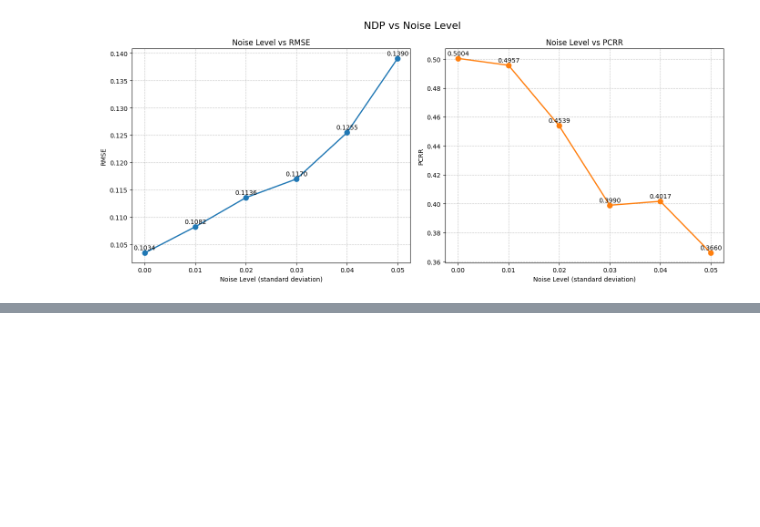
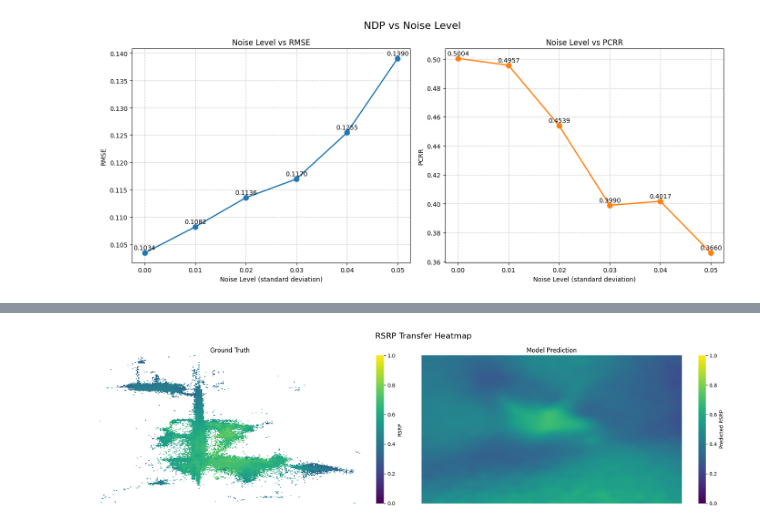
Before and after one commit to Rvosuke/WIPM, a Jupyter notebook: notebooks/radiomap.ipynb, the cells around one changed output, grey strips where cells are left out. Cells and saved outputs as stored; diff of their text form; code cells hidden in the pictures; blank space fills up the shorter version.

Commit message:
Update configurations and notebooks

```diff
--- a/notebooks/radiomap.ipynb
+++ b/notebooks/radiomap.ipynb
@@ -301,3 +265,5 @@ plt.tight_layout()
 plt.show()
 # %% [output]
 [figure]
+# %%
+cfg = yaml.safe_load(open("configs/transfer.yaml"))
@@ -303,0 +298,51 @@ plt.show()
+# %%
+from src.radiomap.visualize_rsrp import interpolate_grid, apply_smoothing
+
+
+df = pd.read_csv(cfg["csv"])
+batch_size = 2048
+pivot_true = df.pivot_table(index="Y", columns="X", values="RSRP")
+x_cols = [c for c in df.columns if c.upper() != "RSRP"]
+
+grid_df = interpolate_grid(360)
+predictions = []
+x_tensor = torch.tensor(grid_df[x_cols].values.astype("float32"), device=device)
+with torch.no_grad():
+    for i in tqdm(range(0, len(grid_df), batch_size)):
+        batch = x_tensor[i : i + batch_size].unsqueeze(1)
+        batch_pred = ndp_wrap.sample(batch, 1).squeeze().cpu().numpy()
+        predictions.append(batch_pred)
+grid_df["RSRP_PRED"] = np.concatenate(predictions)
+pivot_pred = grid_df.pivot_table(index="Y", columns="X", values="RSRP_PRED")
+
+pivot_pred_values = pivot_pred.values
+smoothed_values = apply_smoothing(pivot_pred_values)
+pivot_pred = pd.DataFrame(
+    smoothed_values, index=pivot_pred.index, columns=pivot_pred.columns
+)
+fig, axes = plt.subplots(1, 2, figsize=(18, 5))
+sns.heatmap(
+    pivot_true.sort_index(ascending=False),
+    cmap="viridis",
+    vmin=0.0,
+    vmax=1.0,
+    ax=axes[0],
+    cbar_kws={"label": "RSRP"},
+)
+axes[0].set_title("Ground Truth")
+axes[0].axis("off")
+sns.heatmap(
+    pivot_pred.sort_index(ascending=False),
+    cmap="viridis",
+    vmin=0.0,
+    vmax=1.0,
+    ax=axes[1],
+    cbar_kws={"label": "Predicted RSRP"},
+)
+axes[1].set_title(f"Model Prediction")
+axes[1].axis("off")
+plt.suptitle("RSRP Transfer Heatmap", fontsize=16)
+plt.tight_layout()
+plt.show()
+# %% [output]
+[figure, added]
```
Also changed, not shown: parts of 4 cells of this notebook, 6 other files.
